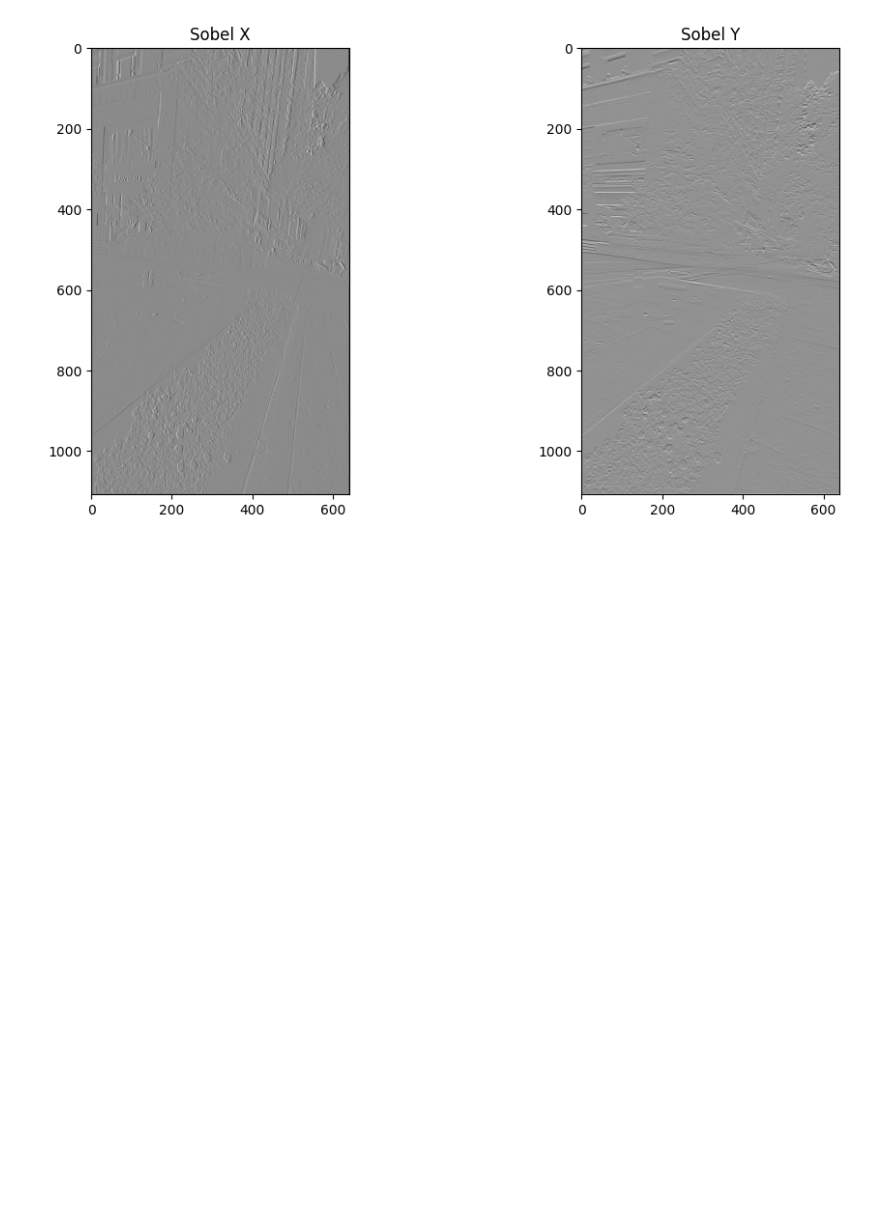
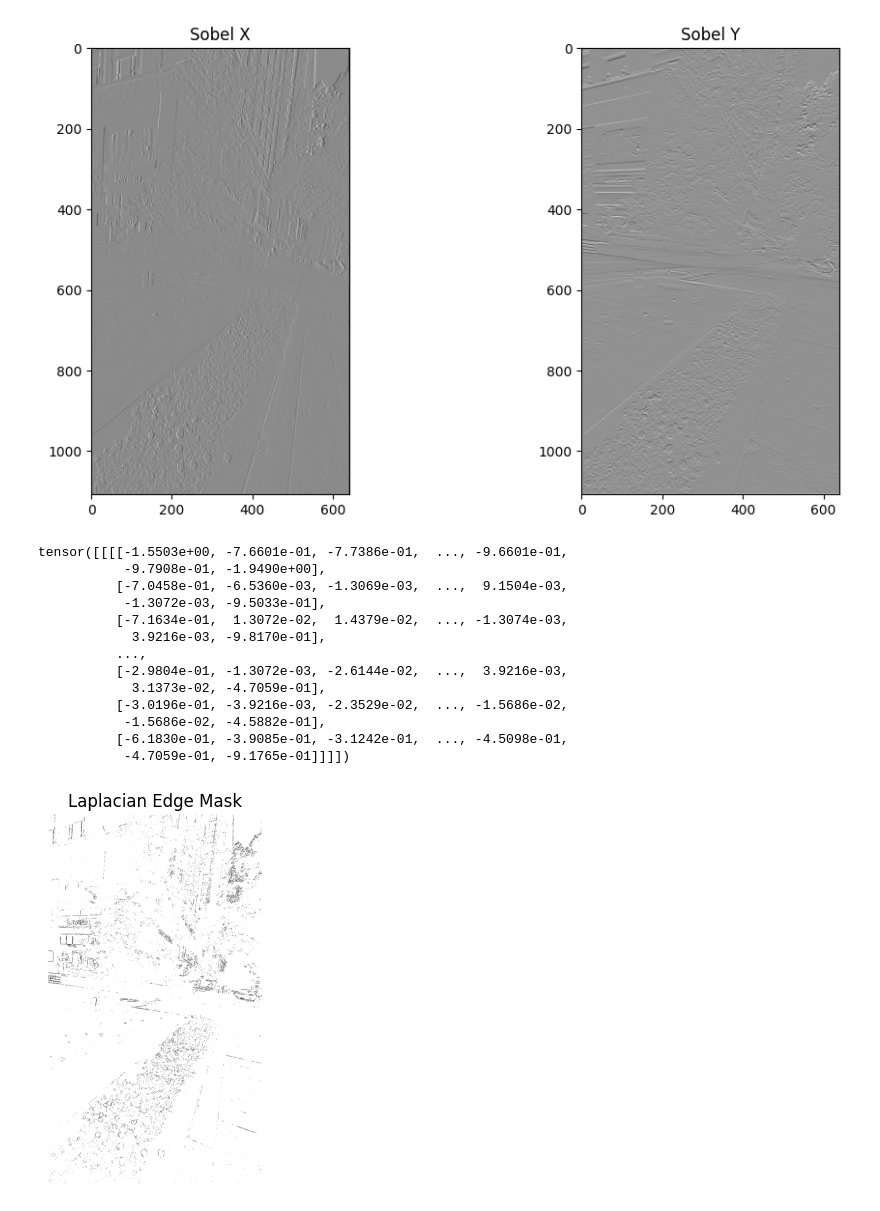
Before and after one commit to HilbertWang2002/gaussian-splatting-lightning, a Jupyter notebook: myscripts/test_sobel.ipynb, the cells around one changed output. Drawn from its saved outputs; the diff is of its cells as text; code cells hidden in the pictures; blank space fills up the shorter version.

```diff
--- a/myscripts/test_sobel.ipynb
+++ b/myscripts/test_sobel.ipynb
@@ -49,2 +56,35 @@ plt.show()
 # %% [output]
 [figure]
+# %%
+def apply_laplacian(image: torch.Tensor):
+    # Laplacian kernel (second-order edge operator)
+    kernel = torch.tensor([[0, 1, 0], [1, -4, 1], [0, 1, 0]]).to(image).unsqueeze(0).unsqueeze(0)
+    if len(image.shape) == 3:
+        image = image.unsqueeze(0)
+    if image.shape[1] != 1:
+        image = image.mean(dim=1, keepdim=True)
+    return F.conv2d(image, kernel, padding=1)
+
+result_lap = apply_laplacian(img_tensor)
+
+print(result_lap)
+edge_mask = (result_lap > 0.8) | (result_lap < 0.2)  # 取高响应区域
+plt.imshow(edge_mask.squeeze().cpu().numpy(), cmap='gray')
+plt.title('Laplacian Edge Mask')
+plt.axis('off')
+plt.show()
+# %% [output]
+tensor([[[[-1.5503e+00, -7.6601e-01, -7.7386e-01,  ..., -9.6601e-01,
+           -9.7908e-01, -1.9490e+00],
+          [-7.0458e-01, -6.5360e-03, -1.3069e-03,  ...,  9.1504e-03,
+           -1.3072e-03, -9.5033e-01],
+          [-7.1634e-01,  1.3072e-02,  1.4379e-02,  ..., -1.3074e-03,
+            3.9216e-03, -9.8170e-01],
+          ...,
+          [-2.9804e-01, -1.3072e-03, -2.6144e-02,  ...,  3.9216e-03,
+            3.1373e-02, -4.7059e-01],
+          [-3.0196e-01, -3.9216e-03, -2.3529e-02,  ..., -1.5686e-02,
+           -1.5686e-02, -4.5882e-01],
+          [-6.1830e-01, -3.9085e-01, -3.1242e-01,  ..., -4.5098e-01,
+           -4.7059e-01, -9.1765e-01]]]])
+[figure, added]
```
Also changed, not shown: parts of 1 cell of this notebook, 22 other files.
